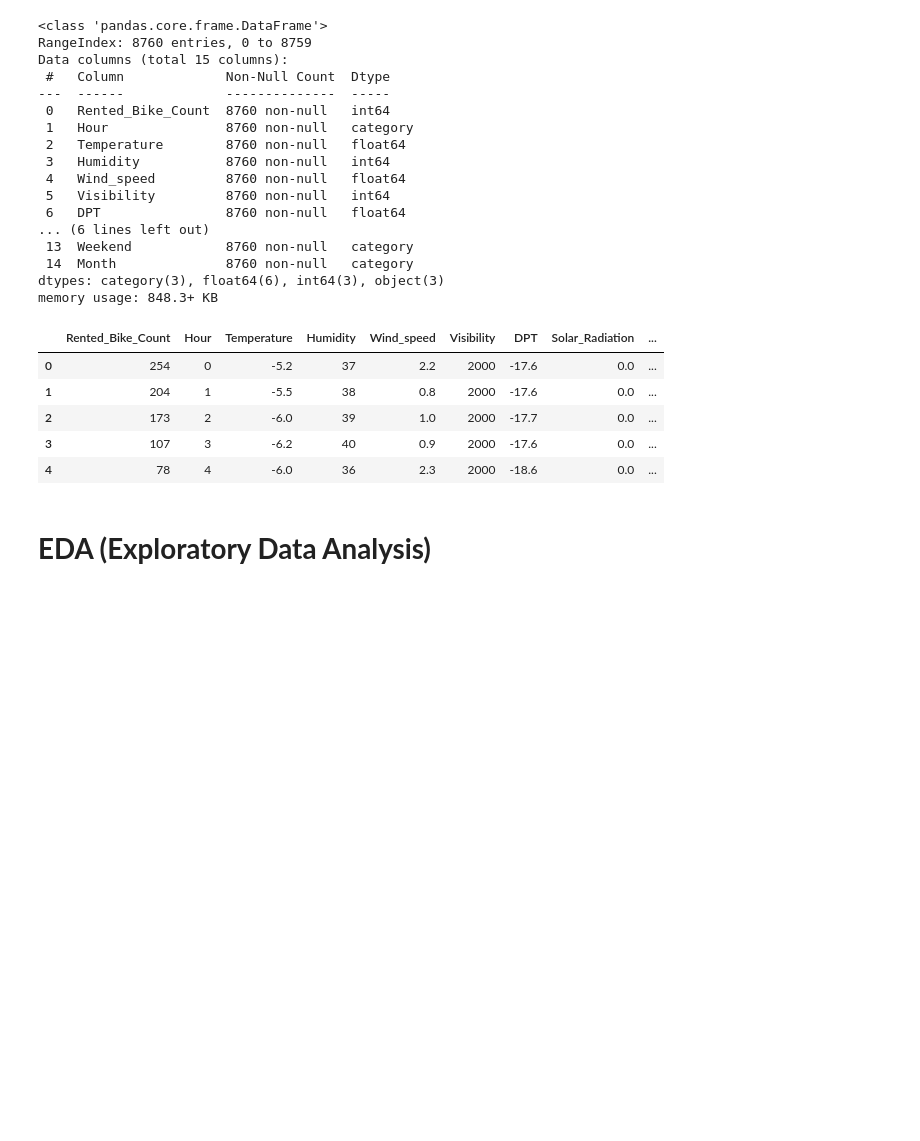
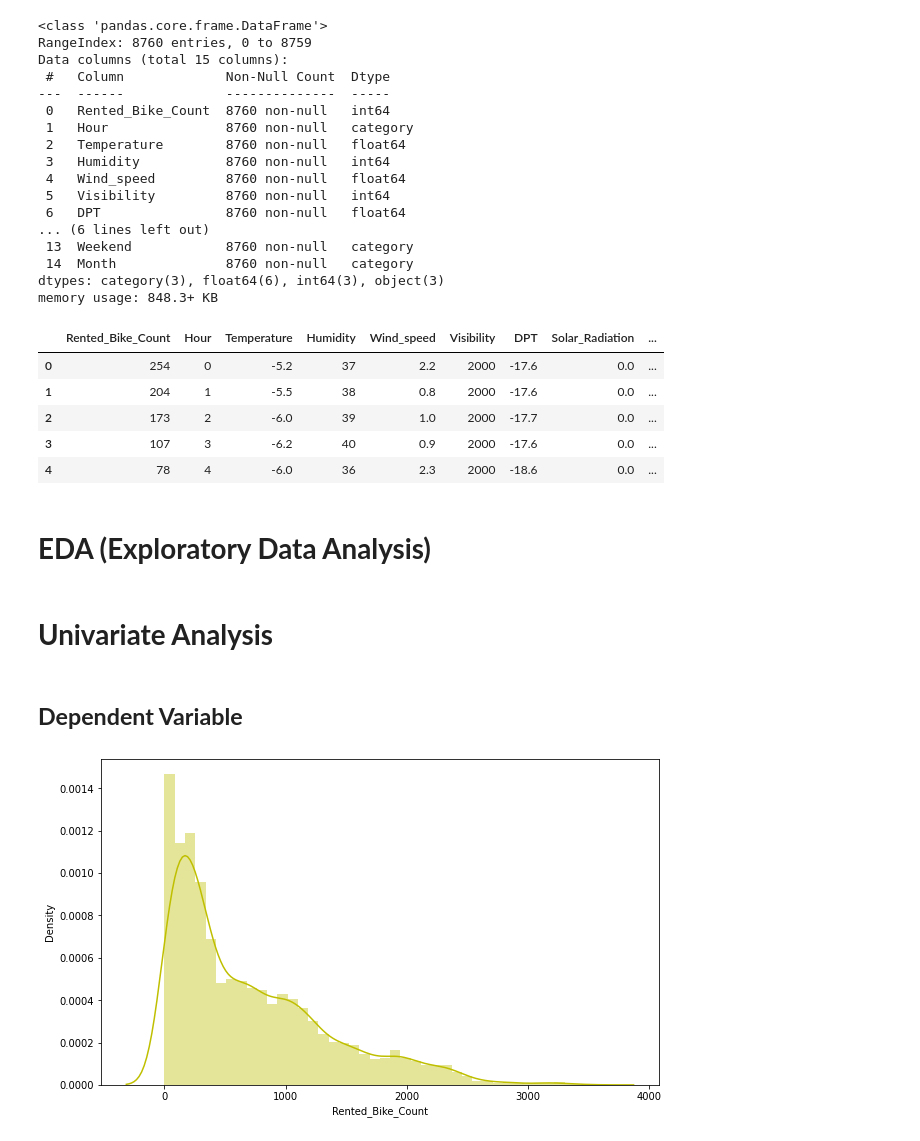
Before and after one commit to Harshjyot-Singh-Chawla/Seoul-Bike-Sharing-Demand-Prediction, a Jupyter notebook: capstone_project_2_Ml.ipynb, the cells around one changed output. Cells and saved outputs as stored; diff of their text form; code cells hidden in the pictures; blank space fills up the shorter version.

```diff
--- a/capstone_project_2_Ml.ipynb
+++ b/capstone_project_2_Ml.ipynb
@@ -220,3 +220,15 @@ df.head()
 | 4 | 78 | 4 | -6.0 | 36 | 2.3 | 2000 | -18.6 | 0.0 | ... |
 # %% [markdown]
 # **EDA (Exploratory Data Analysis)**
+# %% [markdown]
+# **Univariate Analysis**
+# %% [markdown]
+## **Dependent Variable**
+# %%
+#Distribution plot of Rent Bike Count
+plt.figure(figsize=(10,6))
+plt.xlabel('Rented_Bike_Count')
+plt.ylabel('Density')
+ax=sns.distplot(df['Rented_Bike_Count'],hist=True ,color="Y")
+# %% [output]
+[figure, added]
```
Also changed, not shown: parts of 28 cells of this notebook.
